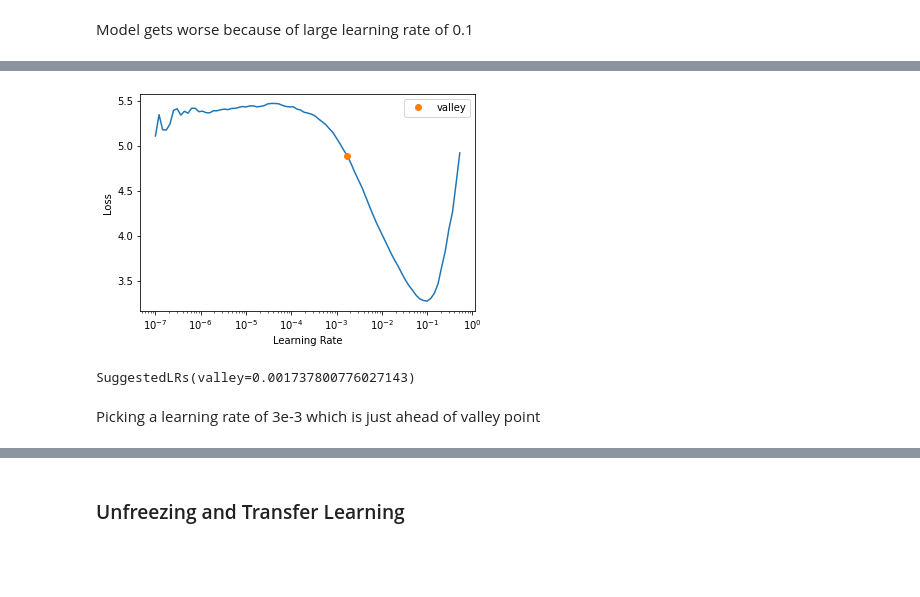
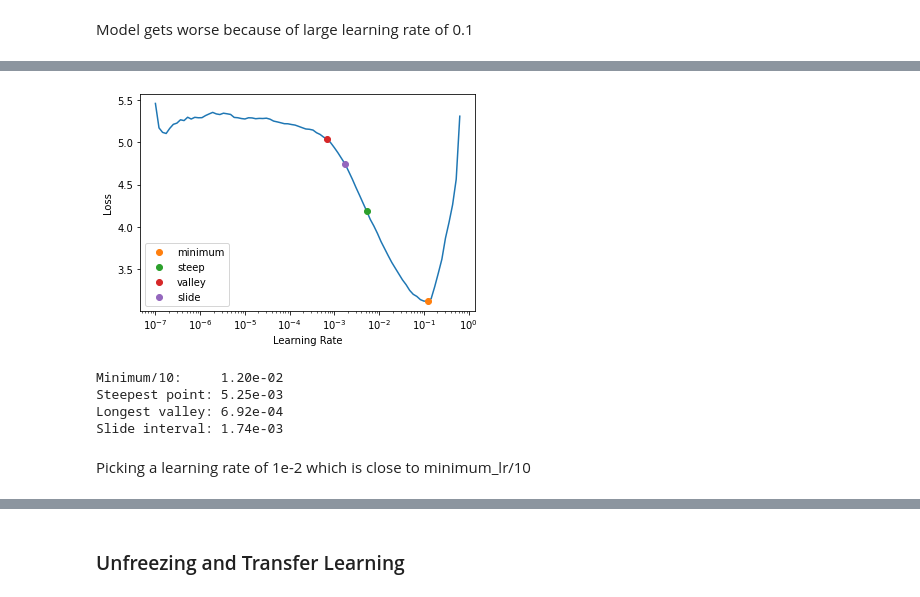
Before and after one commit to fhdbbk/fastai-1, a Jupyter notebook: 04_pet_breeds.ipynb, the cells around one changed output, grey strips where cells are left out. Cells and saved outputs as stored; diff of their text form; code cells hidden in the pictures; blank space fills up the shorter version.

```diff
--- a/04_pet_breeds.ipynb
+++ b/04_pet_breeds.ipynb
@@ -473,20 +471,20 @@ learn.fine_tune(1, base_lr=0.1)
 # %%
 learn = cnn_learner(dls, resnet34, metrics=error_rate)
-lr_min = learn.lr_find()
+lr_min, lr_steep, lr_valley, lr_slide = learn.lr_find(suggest_funcs=(minimum, steep, valley, slide))
 # %% [output]
 [interactive output not drawn]
-[figure, old version]
+[figure, new version]
 # %%
 learn.lr_find??
-# %%
-# type(lr_min.SuggestedLRs)
-print(lr_min)
-# %% [output]
-SuggestedLRs(valley=0.001737800776027143)
 # %%
-# print(f"Minimum/10: {lr_min:.2e})#, steepest point: {lr_steep:.2e}")
+print(f"Minimum/10:\t{lr_min:.2e}\nSteepest point:\t{lr_steep:.2e}\nLongest valley:\t{lr_valley:.2e}\nSlide interval:\t{lr_slide:.2e}")
+# %% [output]
+Minimum/10:     1.20e-02
+Steepest point: 5.25e-03
+Longest valley: 6.92e-04
+Slide interval: 1.74e-03
 # %% [markdown]
-Picking a learning rate of 3e-3 which is just ahead of valley point
+Picking a learning rate of 1e-2 which is close to minimum_lr/10
 # %%
 learn = cnn_learner(dls, resnet34, metrics=error_rate)
 learn.fine_tune(2, base_lr=3e-3)
```
Also changed, not shown: parts of 22 cells of this notebook.
